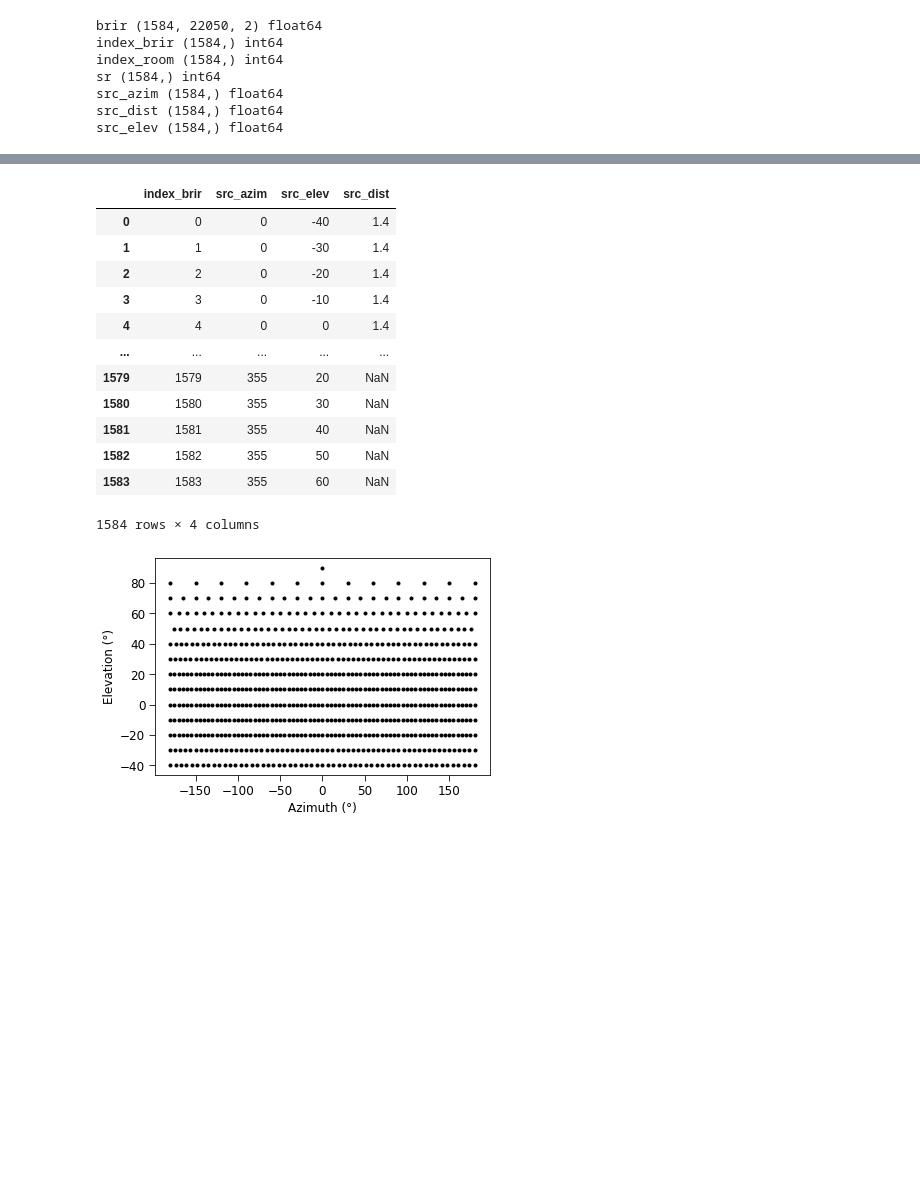
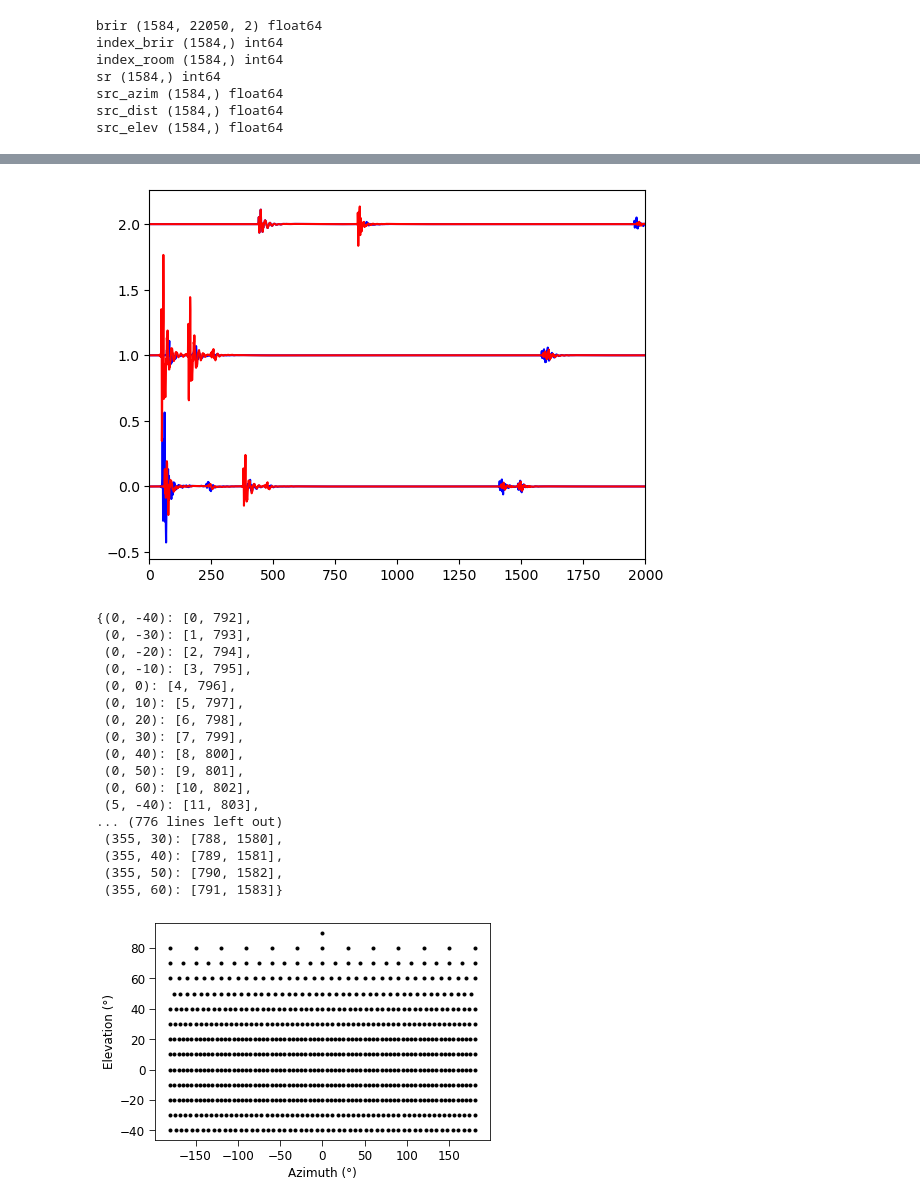
Before and after one commit to msaddler/virtual_acoustic_room, a Jupyter notebook: notebook_scratch.ipynb, the cells around one changed output, grey strips where cells are left out. Saved outputs shown, nothing was run; the diff lists cells and outputs as text; code cells hidden in the pictures; blank space fills up the shorter version.

Commit message:
further developing load_brir function and checking new brir dataset

```diff
--- a/notebook_scratch.ipynb
+++ b/notebook_scratch.ipynb
@@ -32,6 +32,15 @@ import simulator
 importlib.reload(simulator)
 # %% [output]
 <module 'simulator' from '/rdma/vast-rdma/vast/mcdermott/msaddler/python-packages/virtual_acoustic_room/simulator.py'>
+# %%
+pattern = '/om2/user/msaddler/spatial_audio_pipeline/assets/brir/v00/room{:04.0f}.hdf5'
+for itr_room in range(0, 2000):
+    fn = pattern.format(itr_room)
+    with h5py.File(fn, 'r') as f:
+        index_brir = f['index_brir'][:]
+    if not index_brir.sum() == 1253736:
+        print(fn, 'ERROR')
+#     print(fn, np.sum(brir.sum(axis=1).sum(axis=1) == 0))
 # %%
 pattern = '/om2/user/msaddler/spatial_audio_pipeline/assets/brir/v00/room{:04.0f}.hdf5'
 fn = pattern.format(10)
@@ -84,28 +143,41 @@ brir.shape
+# %%
+fig, ax = plt.subplots()
+
+for itr0 in range(brir.shape[0]):
+    ax.plot(brir[itr0, :, 0] + itr0, 'b')
+    ax.plot(brir[itr0, :, 1] + itr0, 'r')
+ax.set_xlim([0, 2000])
+plt.show()
+# %% [output]
+[figure, added]
 # %%
 fn = '/om2/user/msaddler/spatial_audio_pipeline/assets/brir/v00/manifest_brir.pdpkl'
 df = pd.read_pickle(fn)
-df = df.groupby('index_brir').agg({'src_azim': 'first', 'src_elev': 'first', 'src_dist': 'unique'}).reset_index()
-df.src_dist = df.src_dist.map(lambda _: _[0] if len(_) == 1 else None)
-df
 
-# keys = list(zip(df.src_dist, df.src_azim, df.src_elev))
-# vals = df.index_brir.values
-# map_loc_to_index_brir = {k: v for k, v in zip(keys, vals)}
-# map_loc_to_index_brir
+df = df[df.index_room == 0]
+df = df.groupby(['src_azim', 'src_elev']).agg({'index_brir': list}).reset_index()
+map_loc_to_index_brir = {}
+for key, val in zip(zip(df.src_azim, df.src_elev), df.index_brir):
+    map_loc_to_index_brir[key] = val
+map_loc_to_index_brir
 # %% [output]
-|  | index_brir | src_azim | src_elev | src_dist |
-| 0 | 0 | 0 | -40 | 1.4 |
-| 1 | 1 | 0 | -30 | 1.4 |
-| 2 | 2 | 0 | -20 | 1.4 |
-| 3 | 3 | 0 | -10 | 1.4 |
-| 4 | 4 | 0 | 0 | 1.4 |
-| ... | ... | ... | ... | ... |
-| 1579 | 1579 | 355 | 20 | NaN |
-| 1580 | 1580 | 355 | 30 | NaN |
-| 1581 | 1581 | 355 | 40 | NaN |
-| 1582 | 1582 | 355 | 50 | NaN |
-| 1583 | 1583 | 355 | 60 | NaN |
-1584 rows × 4 columns
+{(0, -40): [0, 792],
+ (0, -30): [1, 793],
+ (0, -20): [2, 794],
+ (0, -10): [3, 795],
+ (0, 0): [4, 796],
+ (0, 10): [5, 797],
+ (0, 20): [6, 798],
+ (0, 30): [7, 799],
+ (0, 40): [8, 800],
+ (0, 50): [9, 801],
+ (0, 60): [10, 802],
+ (5, -40): [11, 803],
+... (776 lines left out)
+ (355, 30): [788, 1580],
+ (355, 40): [789, 1581],
+ (355, 50): [790, 1582],
+ (355, 60): [791, 1583]}
 # %%
 hrtf_locs, hrtf_firs, hrtf_sr = simulator.load_kemar_hrtfs(npz_filename='kemar_hrtfs/hrtfs.npz')
 
```
Also changed, not shown: parts of 1 cell of this notebook.
